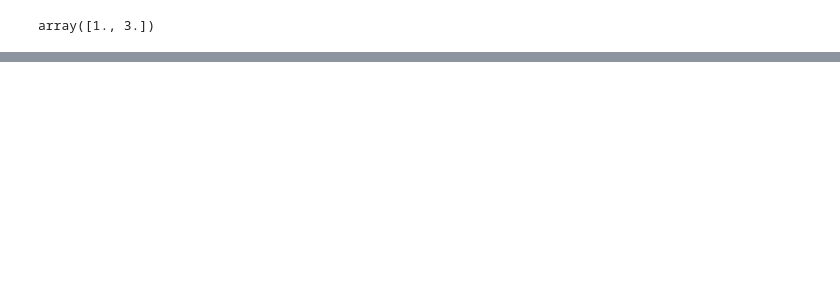
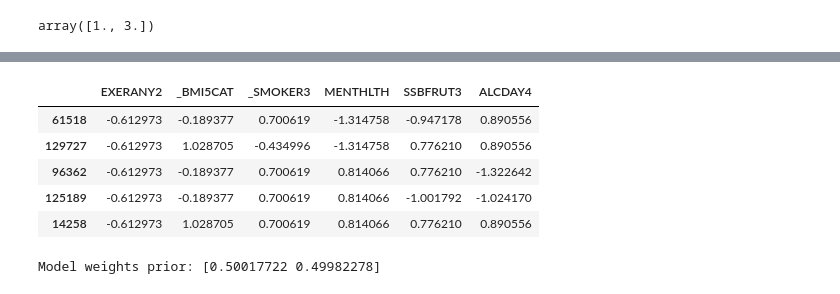
Before and after one commit to maria-decaro/PAML_final_project, a Jupyter notebook: Naive_Bayes.ipynb, the cells around one changed output, grey strips where cells are left out. Saved outputs shown, nothing was run; the diff lists cells and outputs as text; code cells hidden in the pictures; blank space fills up the shorter version.

```diff
--- a/Naive_Bayes.ipynb
+++ b/Naive_Bayes.ipynb
@@ -378,0 +410,17 @@ F1 score: 0.2883942529591305
+# %%
+#normalize using training stats
+mean = X_train.mean(axis=0)
+std = X_train.std(axis=0)
+std[std == 0] = 1
+
+X_train_scaled = (X_train - mean) / std
+X_test_scaled = (X_test - mean) / std
+# %%
+X_train_scaled.head()
+# %% [output]
+|  | EXERANY2 | _BMI5CAT | _SMOKER3 | MENTHLTH | SSBFRUT3 | ALCDAY4 |
+| 61518 | -0.612973 | -0.189377 | 0.700619 | -1.314758 | -0.947178 | 0.890556 |
+| 129727 | -0.612973 | 1.028705 | -0.434996 | -1.314758 | 0.776210 | 0.890556 |
+| 96362 | -0.612973 | -0.189377 | 0.700619 | 0.814066 | 0.776210 | -1.322642 |
+| 125189 | -0.612973 | -0.189377 | 0.700619 | 0.814066 | -1.001792 | -1.024170 |
+| 14258 | -0.612973 | 1.028705 | 0.700619 | 0.814066 | 0.776210 | 0.890556 |
@@ -378,0 +429,4 @@ F1 score: 0.2883942529591305
+# %%
+print("Model weights prior:", model_weights_prior)
+# %% [output]
+Model weights prior: [0.50017722 0.49982278]
```
Also changed, not shown: parts of 45 cells of this notebook.
